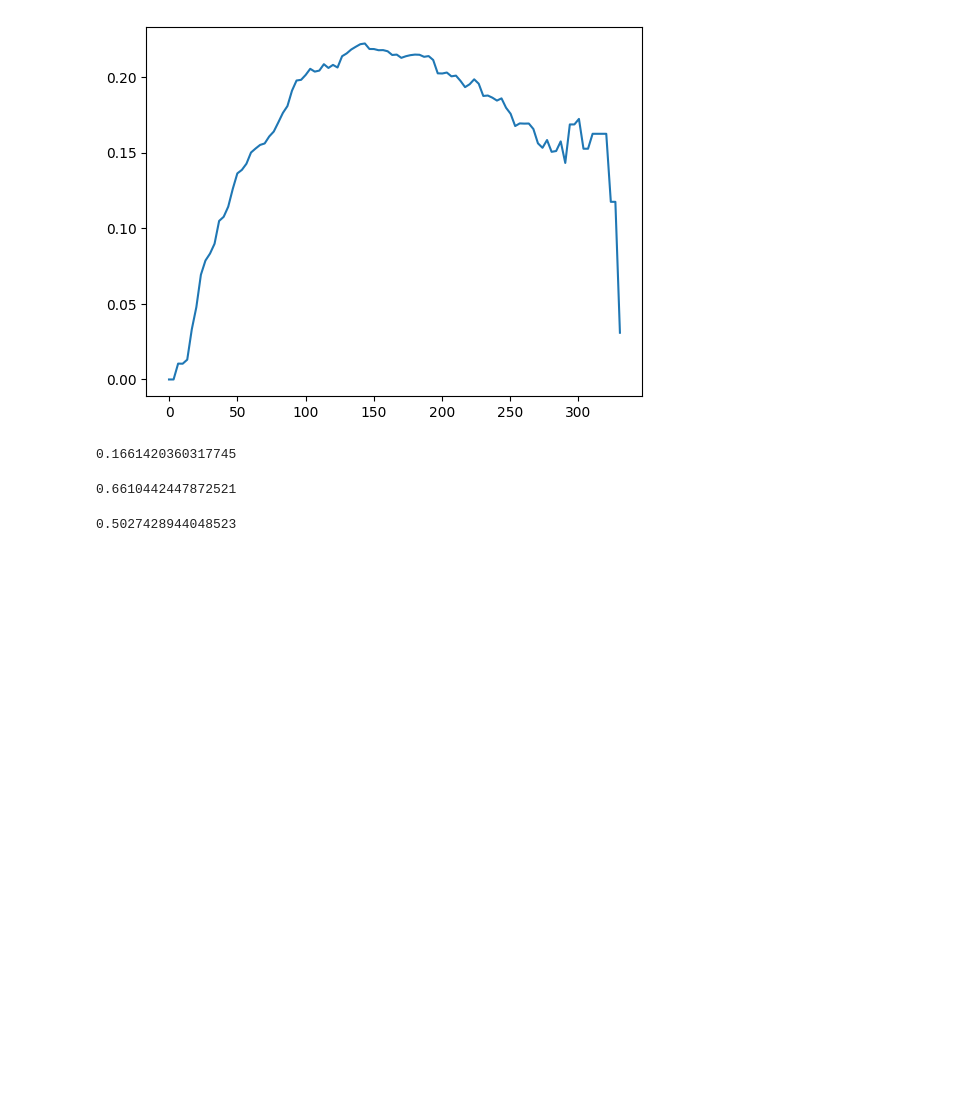
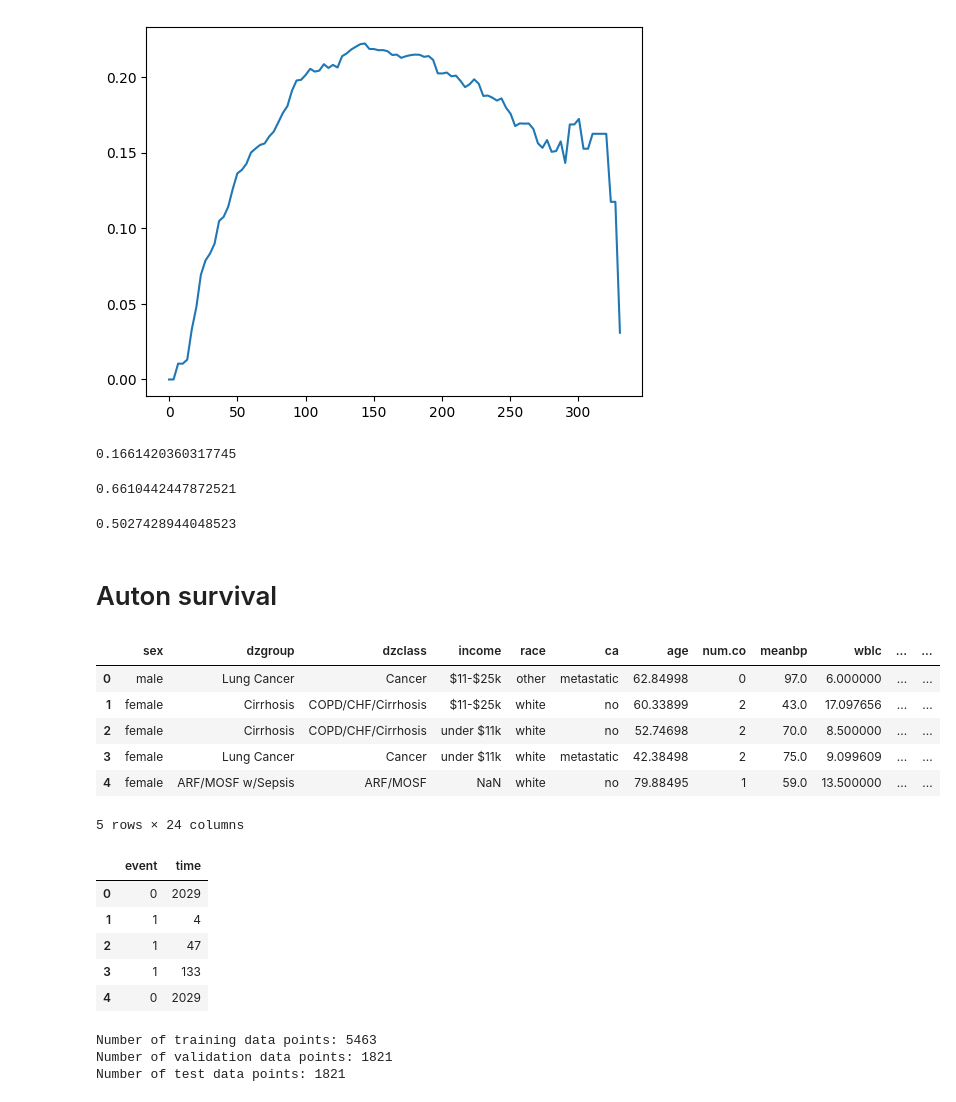
Before and after one commit to Zernez/PredictiveMaintenance, a Jupyter notebook: deep_surv.ipynb, the cells around one changed output. Cells and saved outputs as stored; diff of their text form; code cells hidden in the pictures; blank space fills up the shorter version.

```diff
--- a/deep_surv.ipynb
+++ b/deep_surv.ipynb
@@ -214,3 +251,5 @@ ev.concordance_td()
 ev.integrated_nbll(time_grid)
 # %% [output]
 0.5027428944048523
+# %% [markdown]
+# Auton survival
@@ -216,0 +265,43 @@ ev.integrated_nbll(time_grid)
+# %%
+outcomes, features = datasets.load_support()
+
+# Identify categorical (cat_feats) and continuous (num_feats) features
+cat_feats = ['sex', 'dzgroup', 'dzclass', 'income', 'race', 'ca']
+num_feats = ['age', 'num.co', 'meanbp', 'wblc', 'hrt', 'resp',
+             'temp', 'pafi', 'alb', 'bili', 'crea', 'sod', 'ph',
+             'glucose', 'bun', 'urine', 'adlp', 'adls']
+
+# Let's take a look at the features
+display(features.head(5))
+
+# Let's take a look at the outcomes
+display(outcomes.head(5))
+# %% [output]
+|  | sex | dzgroup | dzclass | income | race | ca | age | num.co | meanbp | wblc | ... | ... |
+| 0 | male | Lung Cancer | Cancer | $11-$25k | other | metastatic | 62.84998 | 0 | 97.0 | 6.000000 | ... | ... |
+| 1 | female | Cirrhosis | COPD/CHF/Cirrhosis | $11-$25k | white | no | 60.33899 | 2 | 43.0 | 17.097656 | ... | ... |
+| 2 | female | Cirrhosis | COPD/CHF/Cirrhosis | under $11k | white | no | 52.74698 | 2 | 70.0 | 8.500000 | ... | ... |
+| 3 | female | Lung Cancer | Cancer | under $11k | white | metastatic | 42.38498 | 2 | 75.0 | 9.099609 | ... | ... |
+| 4 | female | ARF/MOSF w/Sepsis | ARF/MOSF | NaN | white | no | 79.88495 | 1 | 59.0 | 13.500000 | ... | ... |
+5 rows × 24 columns
+|  | event | time |
+| 0 | 0 | 2029 |
+| 1 | 1 | 4 |
+| 2 | 1 | 47 |
+| 3 | 1 | 133 |
+| 4 | 0 | 2029 |
+# %%
+import numpy as np
+from sklearn.model_selection import train_test_split
+
+# Split the SUPPORT data into training, validation, and test data
+x_tr, x_te, y_tr, y_te = train_test_split(features, outcomes, test_size=0.2, random_state=1)
+x_tr, x_val, y_tr, y_val = train_test_split(x_tr, y_tr, test_size=0.25, random_state=1)
+
+print(f'Number of training data points: {len(x_tr)}')
+print(f'Number of validation data points: {len(x_val)}')
+print(f'Number of test data points: {len(x_te)}')
+# %% [output]
+Number of training data points: 5463
+Number of validation data points: 1821
+Number of test data points: 1821
```
Also changed, not shown: parts of 30 cells of this notebook, 6 other files.
